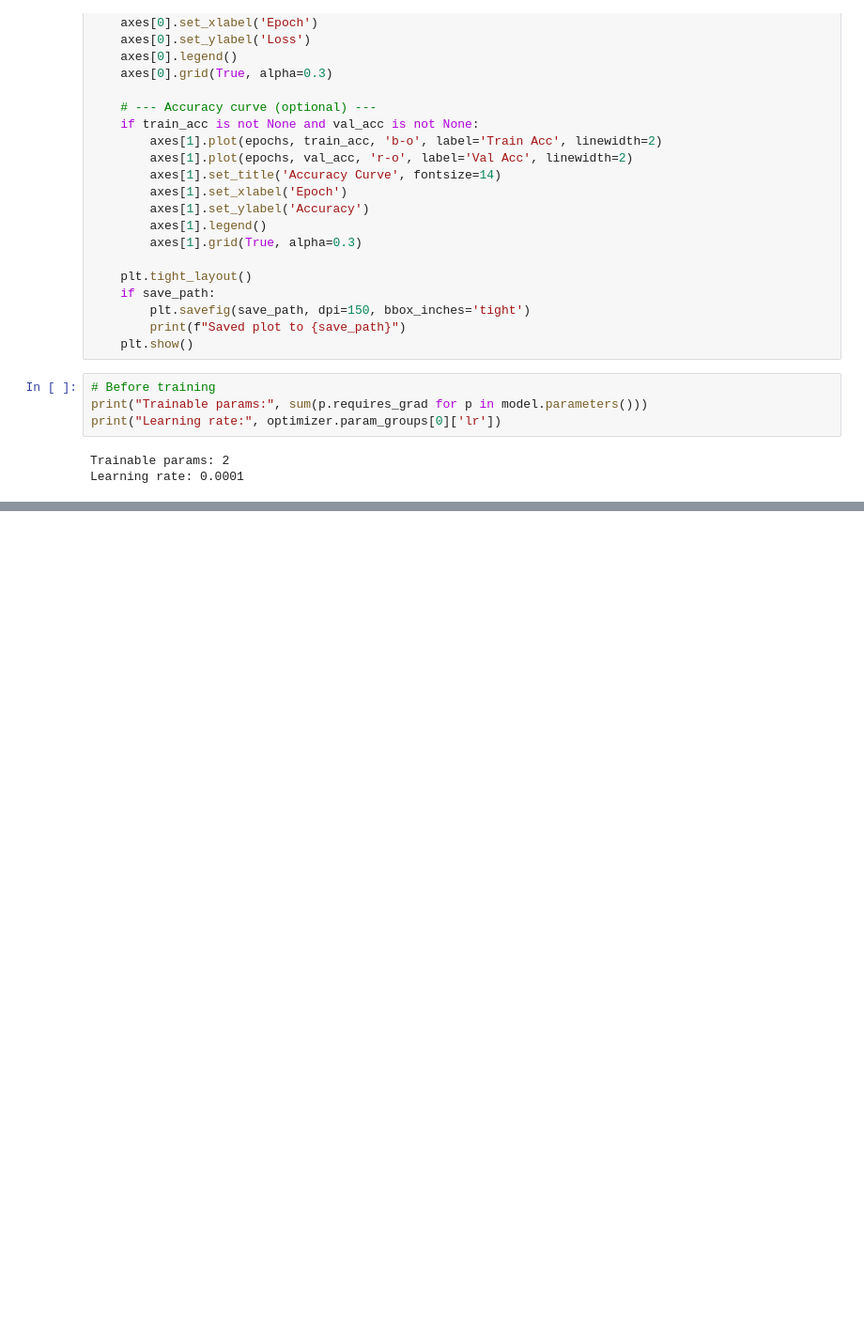
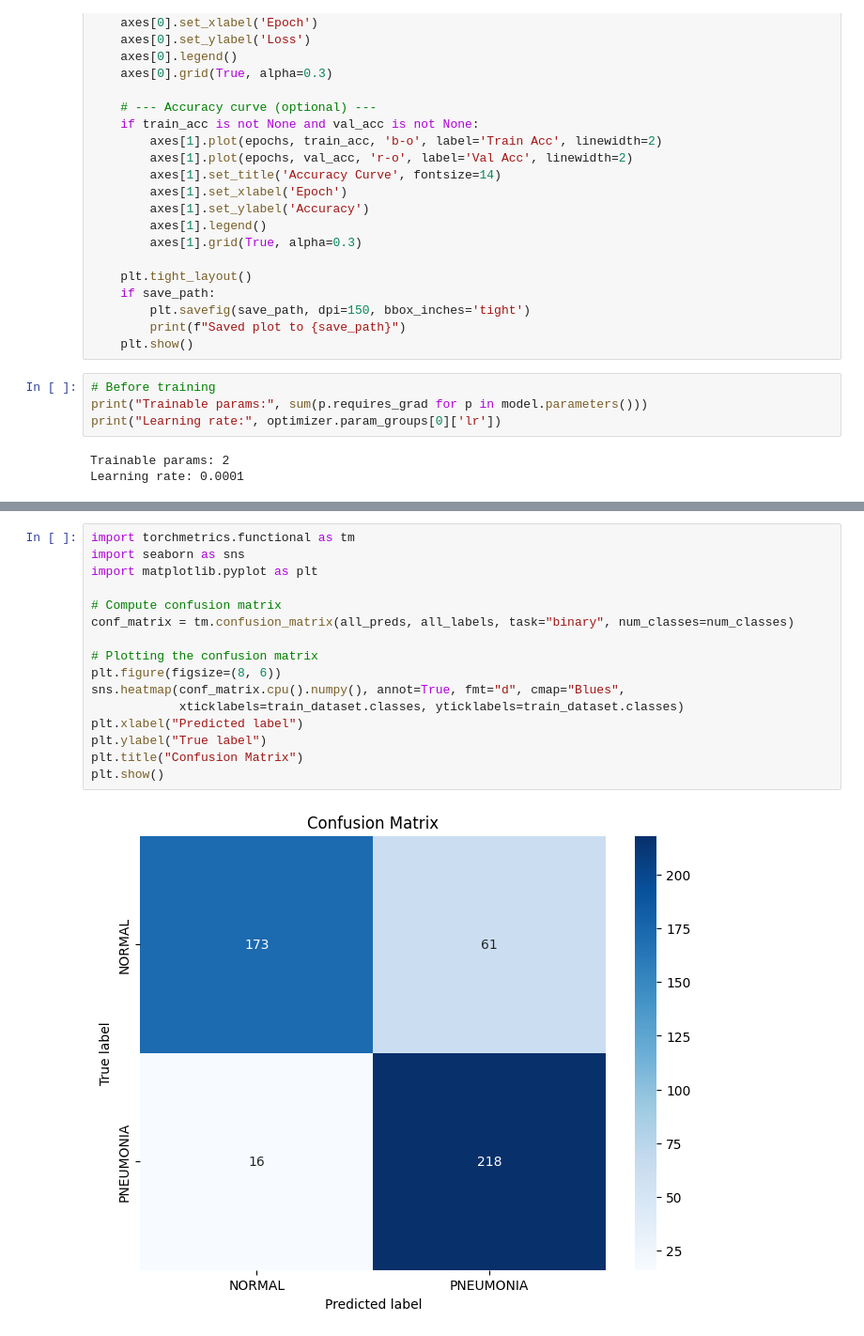
Before and after one commit to saim9211/skin_classification, a Jupyter notebook: skin_image_classification_model.ipynb, the cells around one changed output, grey strips where cells are left out. Shown at 94% size. Drawn from its saved outputs; the diff is of its cells as text; blank space fills up the shorter version.

Commit message:
better confusion metrix one model

```diff
--- a/skin_image_classification_model.ipynb
+++ b/skin_image_classification_model.ipynb
@@ -810,0 +849,18 @@ Epoch: 12/12 | Train Loss: 0.1989 | Train Acc: 94.26% | Test Loss: 0.3404 | Test
+# %%
+import torchmetrics.functional as tm
+import seaborn as sns
+import matplotlib.pyplot as plt
+
+# Compute confusion matrix
+conf_matrix = tm.confusion_matrix(all_preds, all_labels, task="binary", num_classes=num_classes)
+
+# Plotting the confusion matrix
+plt.figure(figsize=(8, 6))
+sns.heatmap(conf_matrix.cpu().numpy(), annot=True, fmt="d", cmap="Blues",
+            xticklabels=train_dataset.classes, yticklabels=train_dataset.classes)
+plt.xlabel("Predicted label")
+plt.ylabel("True label")
+plt.title("Confusion Matrix")
+plt.show()
+# %% [output]
+[figure, added]
```
Also changed, not shown: parts of 20 cells of this notebook.
